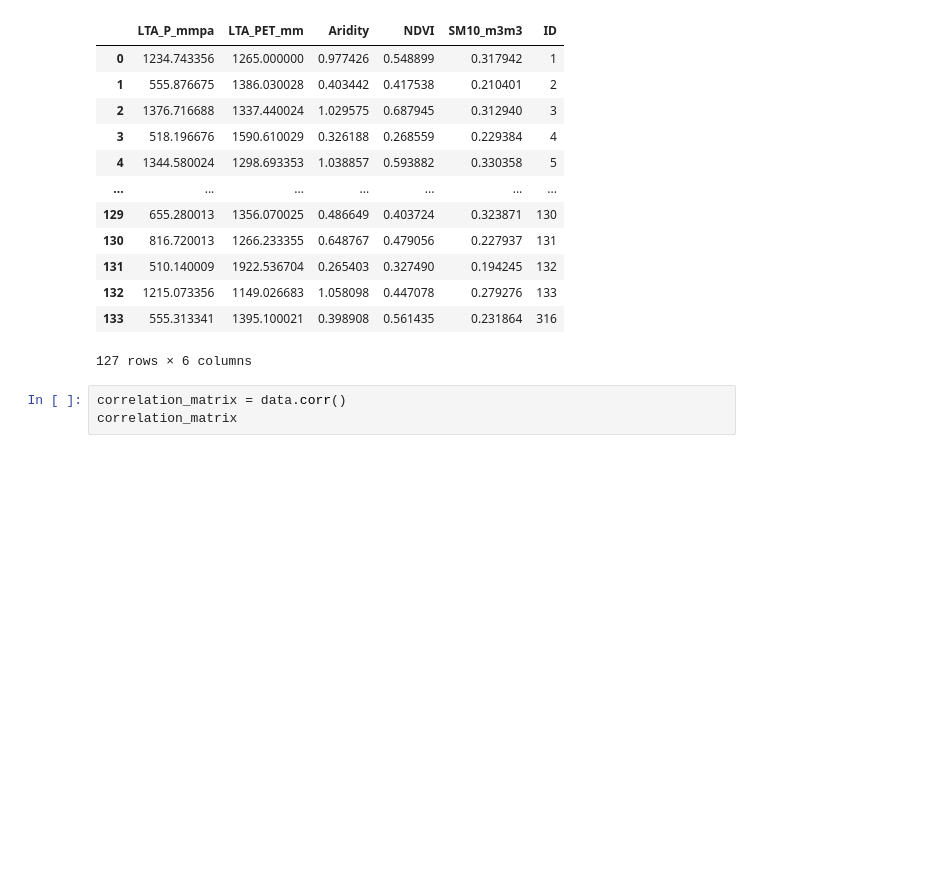
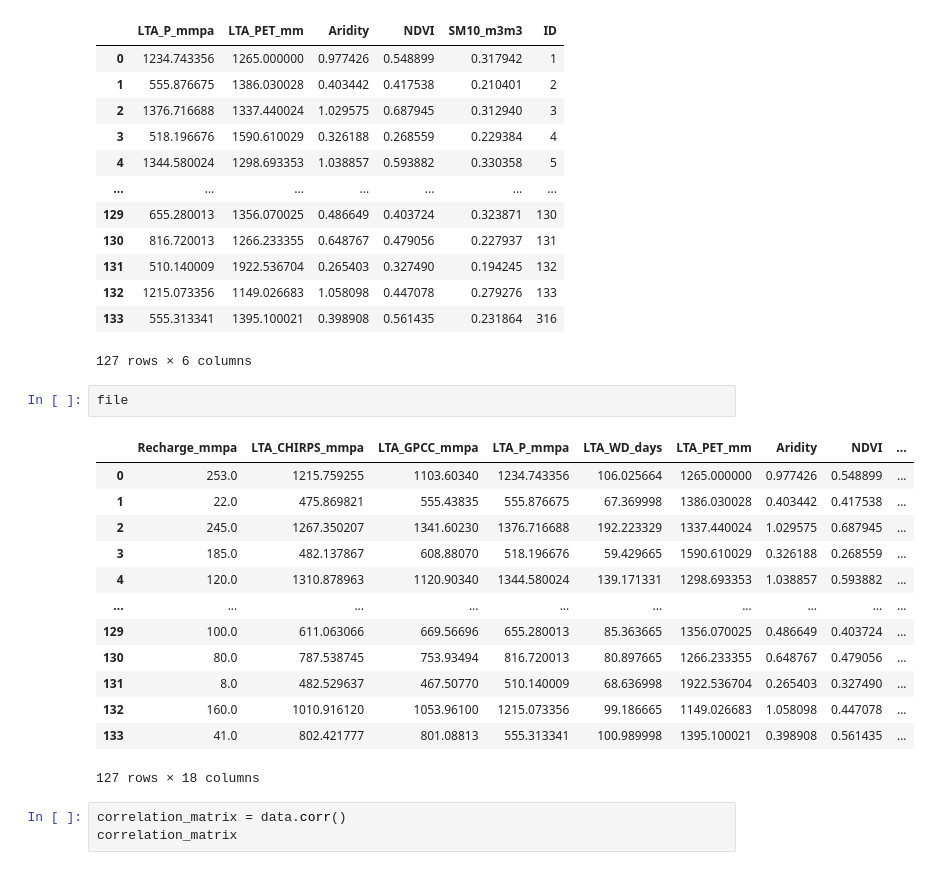
Before and after one commit to pazolka/rf-groundwater-recharge-africa, a Jupyter notebook: RF_map_05.ipynb, the cells around one changed output. Drawn from its saved outputs; the diff is of its cells as text; blank space fills up the shorter version.

```diff
--- a/RF_map_05.ipynb
+++ b/RF_map_05.ipynb
@@ -74,6 +74,22 @@ data
 | 132 | 1215.073356 | 1149.026683 | 1.058098 | 0.447078 | 0.279276 | 133 |
 | 133 | 555.313341 | 1395.100021 | 0.398908 | 0.561435 | 0.231864 | 316 |
 127 rows × 6 columns
+# %%
+file
+# %% [output]
+|  | Recharge_mmpa | LTA_CHIRPS_mmpa | LTA_GPCC_mmpa | LTA_P_mmpa | LTA_WD_days | LTA_PET_mm | Aridity | NDVI | ... |
+| 0 | 253.0 | 1215.759255 | 1103.60340 | 1234.743356 | 106.025664 | 1265.000000 | 0.977426 | 0.548899 | ... |
+| 1 | 22.0 | 475.869821 | 555.43835 | 555.876675 | 67.369998 | 1386.030028 | 0.403442 | 0.417538 | ... |
+| 2 | 245.0 | 1267.350207 | 1341.60230 | 1376.716688 | 192.223329 | 1337.440024 | 1.029575 | 0.687945 | ... |
+| 3 | 185.0 | 482.137867 | 608.88070 | 518.196676 | 59.429665 | 1590.610029 | 0.326188 | 0.268559 | ... |
+| 4 | 120.0 | 1310.878963 | 1120.90340 | 1344.580024 | 139.171331 | 1298.693353 | 1.038857 | 0.593882 | ... |
+| ... | ... | ... | ... | ... | ... | ... | ... | ... | ... |
+| 129 | 100.0 | 611.063066 | 669.56696 | 655.280013 | 85.363665 | 1356.070025 | 0.486649 | 0.403724 | ... |
+| 130 | 80.0 | 787.538745 | 753.93494 | 816.720013 | 80.897665 | 1266.233355 | 0.648767 | 0.479056 | ... |
+| 131 | 8.0 | 482.529637 | 467.50770 | 510.140009 | 68.636998 | 1922.536704 | 0.265403 | 0.327490 | ... |
+| 132 | 160.0 | 1010.916120 | 1053.96100 | 1215.073356 | 99.186665 | 1149.026683 | 1.058098 | 0.447078 | ... |
+| 133 | 41.0 | 802.421777 | 801.08813 | 555.313341 | 100.989998 | 1395.100021 | 0.398908 | 0.561435 | ... |
+127 rows × 18 columns
 # %%
 correlation_matrix = data.corr()
 correlation_matrix
```
Also changed, not shown: parts of 13 cells of this notebook, 3 other files.
